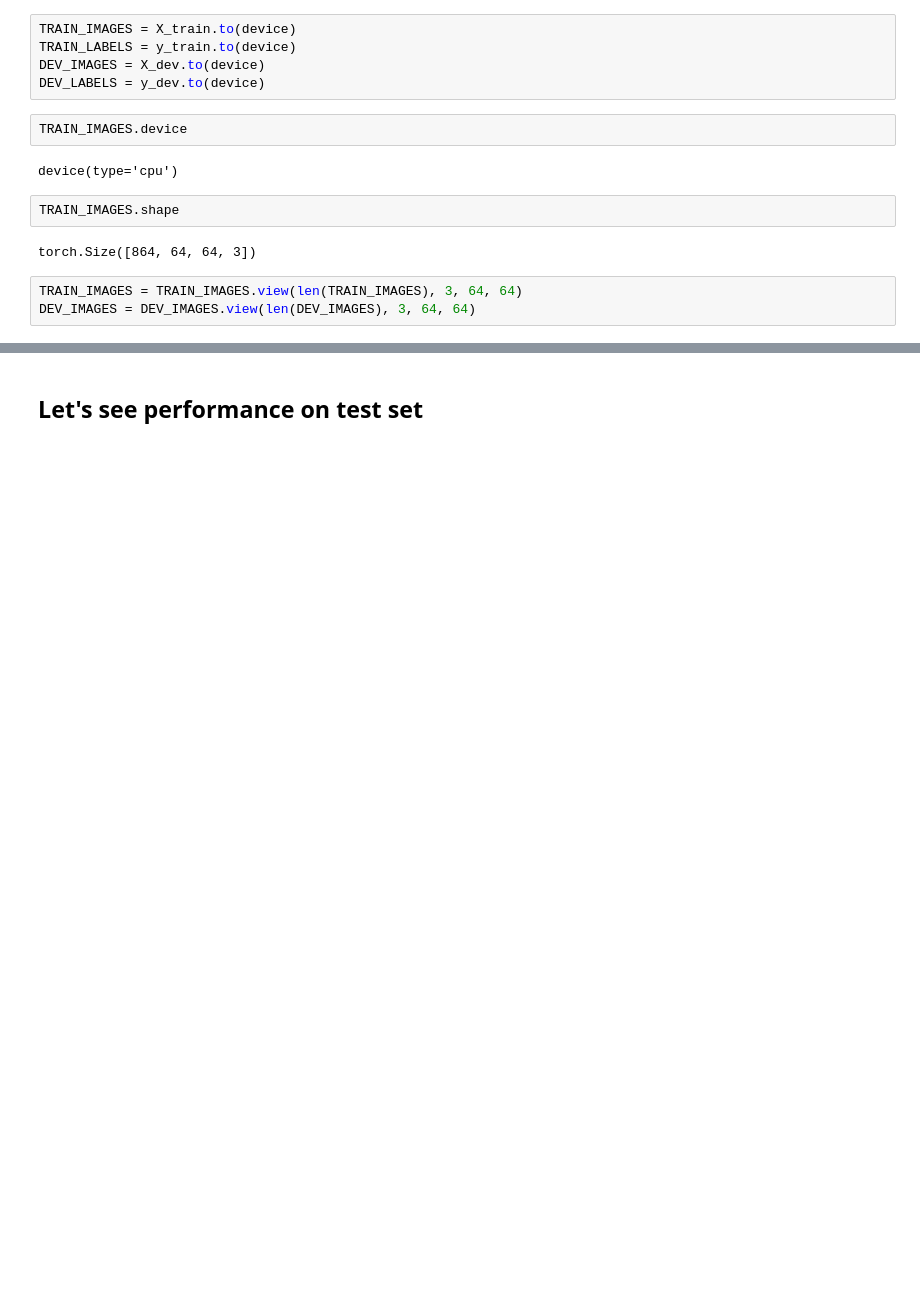
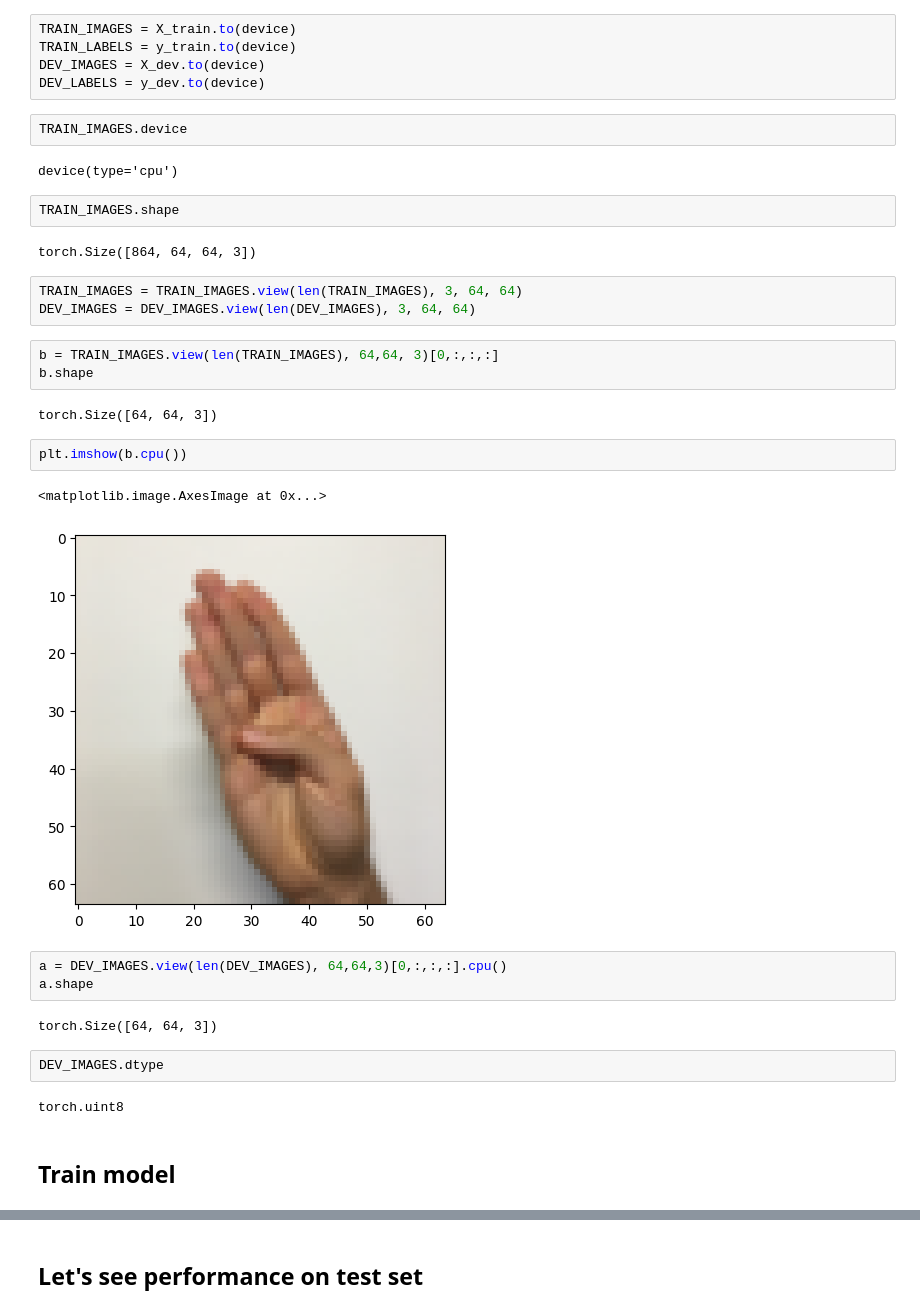
Before and after one commit to ariellubonja/hand-gesture-recognition, a Jupyter notebook: finger_gesture_detection_computer_vision_project.ipynb, the cells around one changed output, grey strips where cells are left out. Cells and saved outputs as stored; diff of their text form; blank space fills up the shorter version.

```diff
--- a/finger_gesture_detection_computer_vision_project.ipynb
+++ b/finger_gesture_detection_computer_vision_project.ipynb
@@ -217,6 +228,27 @@ torch.Size([864, 64, 64, 3])
 # %%
 TRAIN_IMAGES = TRAIN_IMAGES.view(len(TRAIN_IMAGES), 3, 64, 64)
 DEV_IMAGES = DEV_IMAGES.view(len(DEV_IMAGES), 3, 64, 64)
+# %%
+b = TRAIN_IMAGES.view(len(TRAIN_IMAGES), 64,64, 3)[0,:,:,:]
+b.shape
+# %% [output]
+torch.Size([64, 64, 3])
+# %%
+plt.imshow(b.cpu())
+# %% [output]
+<matplotlib.image.AxesImage at 0x...>
+[figure, added]
+# %%
+a = DEV_IMAGES.view(len(DEV_IMAGES), 64,64,3)[0,:,:,:].cpu()
+a.shape
+# %% [output]
+torch.Size([64, 64, 3])
+# %%
+DEV_IMAGES.dtype
+# %% [output]
+torch.uint8
+# %% [markdown]
+## Train model
 # %%
 import datetime
 from utils.accuracies import dev_acc_and_loss, approx_train_acc_and_loss
```
Also changed, not shown: parts of 20 cells of this notebook.
